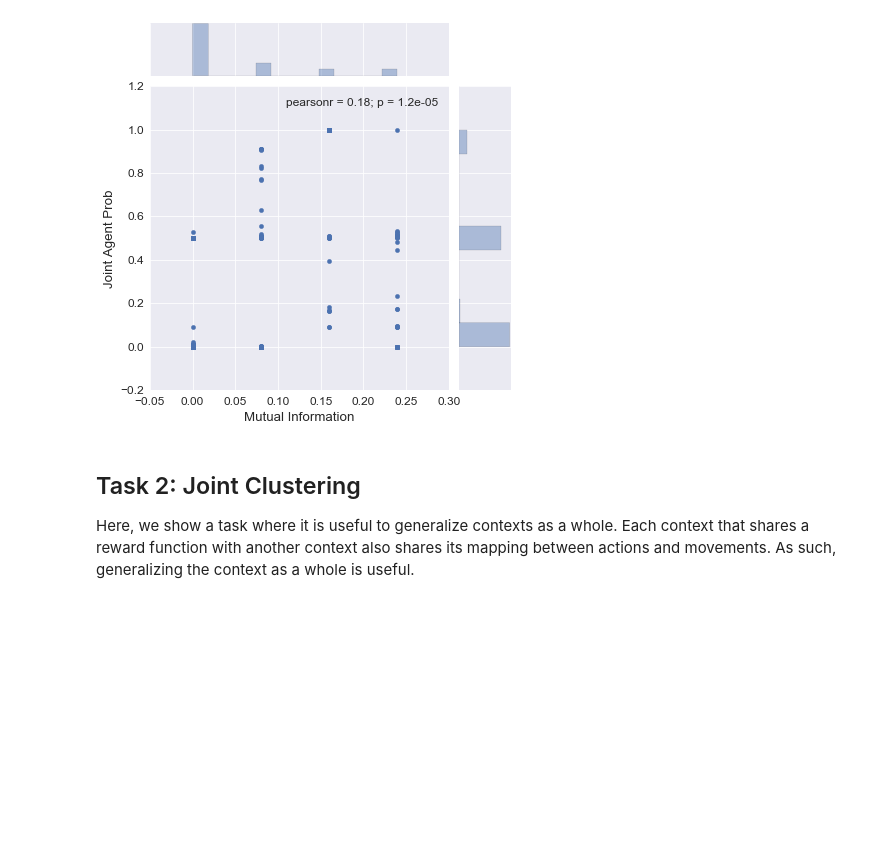
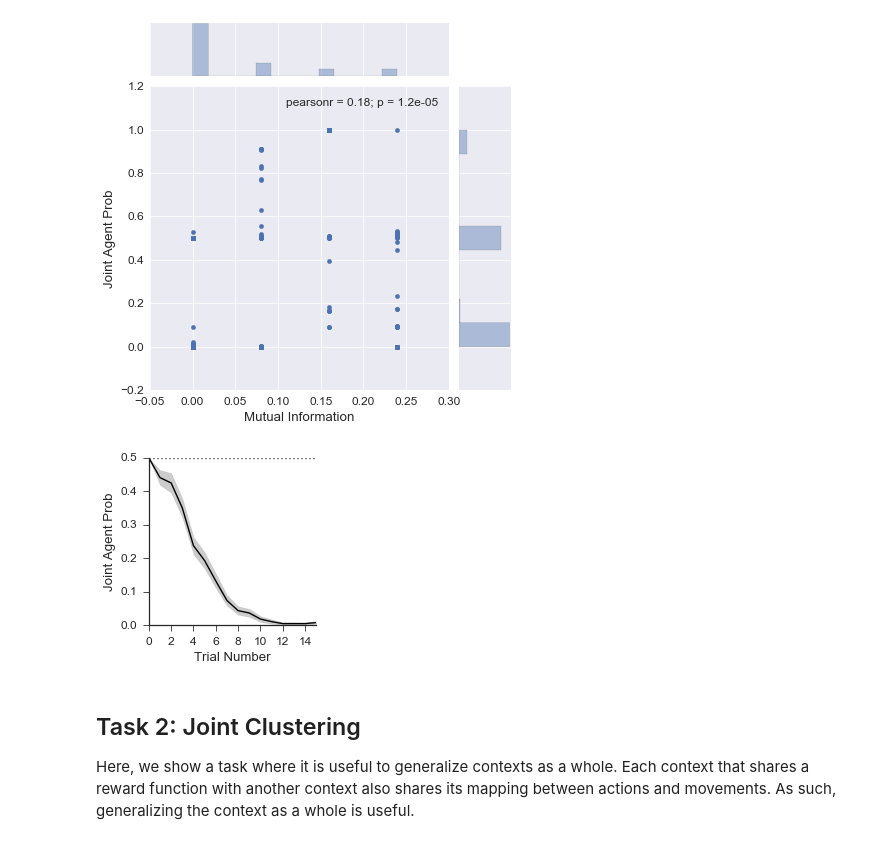
Before and after one commit to nicktfranklin/IndependentClusters, a Jupyter notebook: Demonstration - Meta agent.ipynb, the cells around one changed output. Cells and saved outputs as stored; diff of their text form; code cells hidden in the pictures; blank space fills up the shorter version.

Commit message:
updated meta-learning agent and simluations

```diff
--- a/Demonstration - Meta agent.ipynb
+++ b/Demonstration - Meta agent.ipynb
@@ -112,8 +112,9 @@ to advance to the next trial. Lower cumulative steps taken indicated faster lear
 n_sim = 150 ## run 150 in the paper
 seed = 234234
 agent_kwargs = dict(discount_rate=0.75, inverse_temperature=5.0)
+mix_kwargs = dict(mix_biases=[0.0, 0.0])  # log prior for Ind, Joint models, respectively
 
-sim1 = simulate_task(n_sim, task_kwargs, agent_kwargs=agent_kwargs, alpha=1.0, seed=seed)
+sim1 = simulate_task(n_sim, task_kwargs, agent_kwargs=agent_kwargs, alpha=1.0, seed=seed, mix_kwargs=mix_kwargs)
 
 plot_results(sim1, figsize=(9, 4.5))
 # %% [output]
@@ -269,6 +270,18 @@ sns.jointplot( x='Mutual Information', y='Joint Agent Prob', data=all_subj_sim1)
 # %% [output]
 <seaborn.axisgrid.JointGrid at 0x...>
 [figure]
+# %%
+with sns.axes_style('ticks'):
+    fig, ax = plt.subplots(figsize=(3, 3))
+    sns.tsplot(time='Trial Number', value =u'Joint Agent Prob', unit=u'Simulation Number',
+               data=sim1.loc[(sim1.Model == 'Mixed') & (sim1['In goal'])], ax=ax, color='k')
+    x = np.array(list(set(sim1['Trial Number'])))
+    y = np.zeros(len(x)) + 0.5
+    ax.plot(x, y, 'k:')
+    sns.despine()
+    plt.savefig('sim1_mixed_resp.png', dpi=300, bbox_inches='tight')
+# %% [output]
+[figure, added]
 # %% [markdown]
 ## Task 2: Joint Clustering
 Here, we show a task where it is useful to generalize contexts as a whole. Each context that shares a reward function with another context also shares its mapping between actions and movements. As such, generalizing the context as a whole is useful.
```
Also changed, not shown: parts of 5 cells of this notebook, 2 other files.
